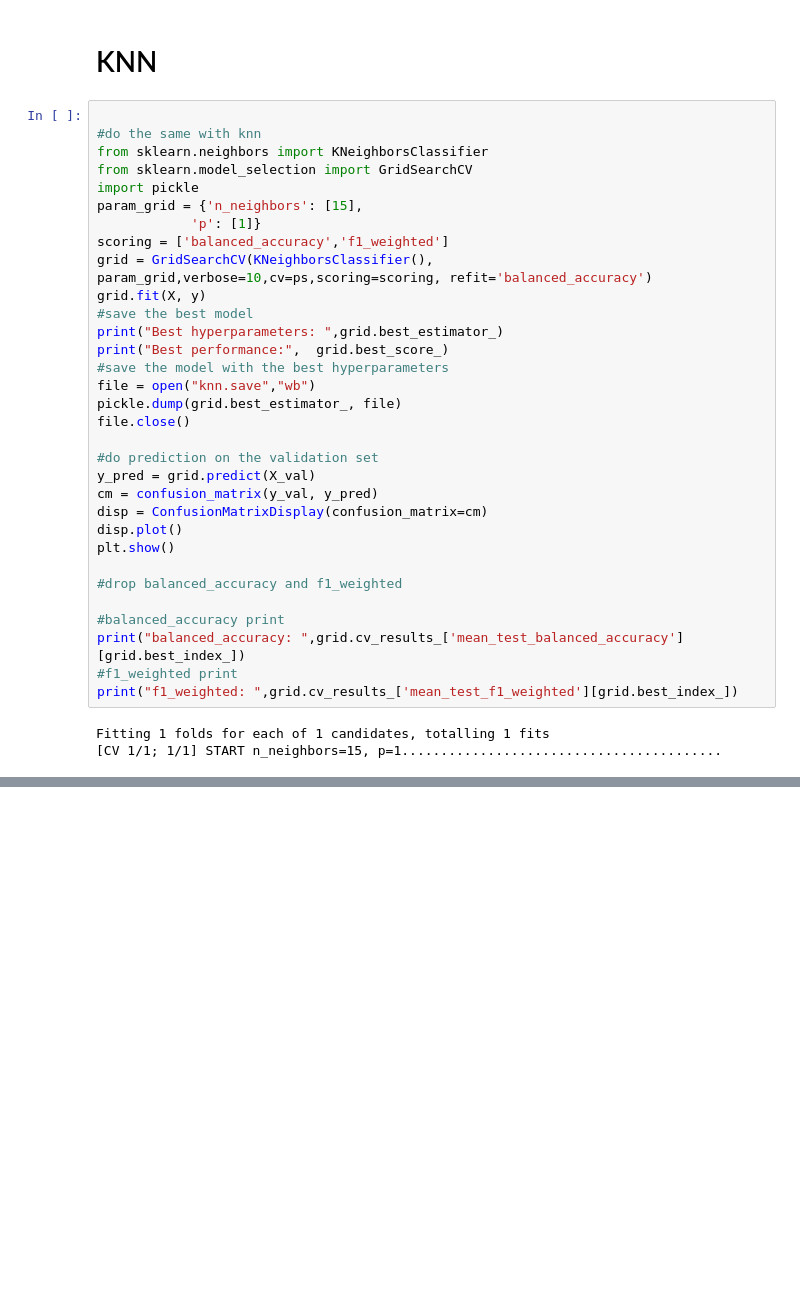
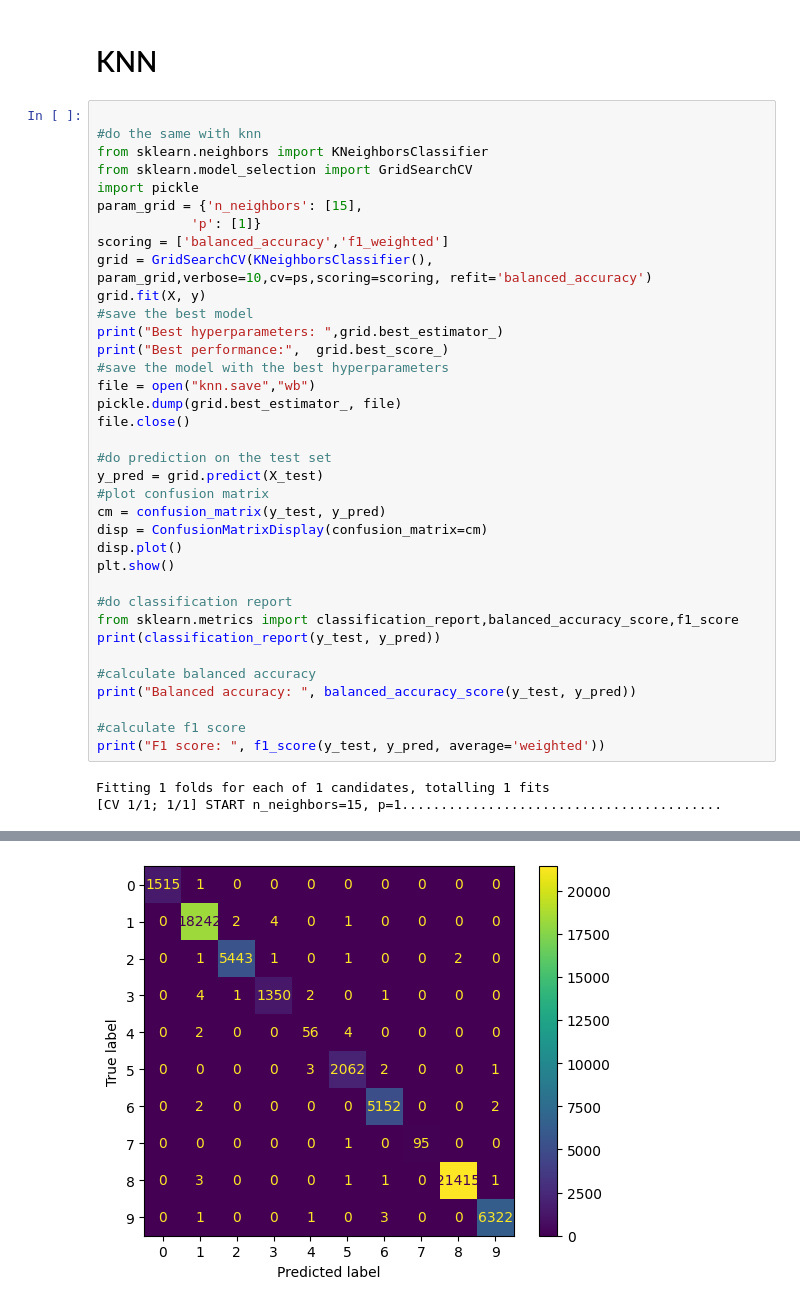
Before and after one commit to benzebra/data-analytics, a Jupyter notebook: TRAIN/main.ipynb, the cells around one changed output, grey strips where cells are left out. Saved outputs shown, nothing was run; the diff lists cells and outputs as text; blank space fills up the shorter version.

```diff
--- a/TRAIN/main.ipynb
+++ b/TRAIN/main.ipynb
@@ -147,19 +214,23 @@ file = open("knn.save","wb")
 pickle.dump(grid.best_estimator_, file)
 file.close()
 
-#do prediction on the validation set
-y_pred = grid.predict(X_val)
-cm = confusion_matrix(y_val, y_pred)
+#do prediction on the test set
+y_pred = grid.predict(X_test)
+#plot confusion matrix
+cm = confusion_matrix(y_test, y_pred)
 disp = ConfusionMatrixDisplay(confusion_matrix=cm)
 disp.plot()
 plt.show()
 
-#drop balanced_accuracy and f1_weighted
+#do classification report
+from sklearn.metrics import classification_report,balanced_accuracy_score,f1_score
+print(classification_report(y_test, y_pred))
 
-#balanced_accuracy print
-print("balanced_accuracy: ",grid.cv_results_['mean_test_balanced_accuracy'][grid.best_index_])
-#f1_weighted print
-print("f1_weighted: ",grid.cv_results_['mean_test_f1_weighted'][grid.best_index_])
+#calculate balanced accuracy
+print("Balanced accuracy: ", balanced_accuracy_score(y_test, y_pred))
+
+#calculate f1 score
+print("F1 score: ", f1_score(y_test, y_pred, average='weighted'))
 # %% [output]
 Fitting 1 folds for each of 1 candidates, totalling 1 fits
 [CV 1/1; 1/1] START n_neighbors=15, p=1.........................................
@@ -173,0 +245 @@ Best performance: 0.9771813550423756
+[figure, added]
```
Also changed, not shown: parts of 6 cells of this notebook, 4 other files.
